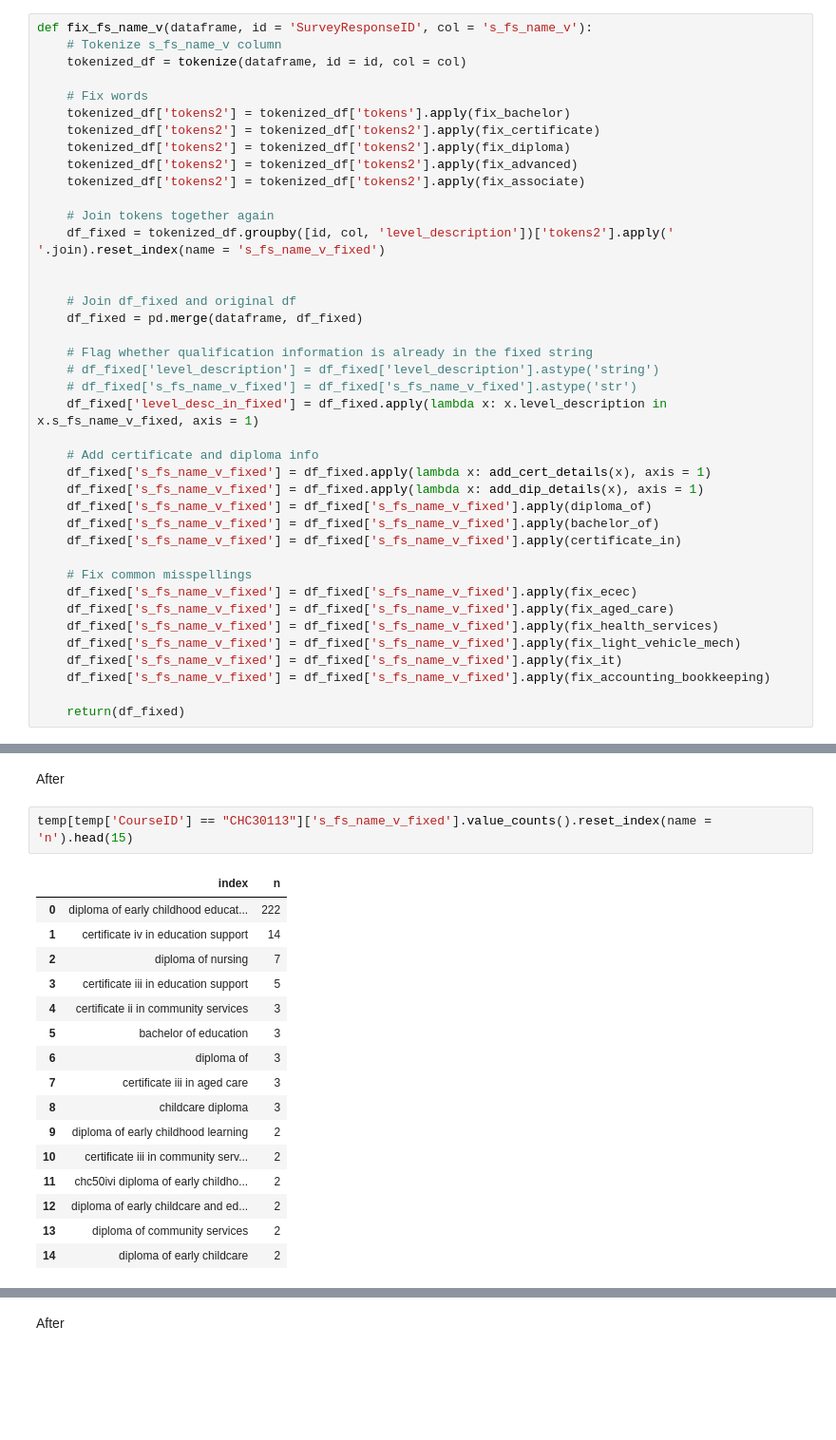
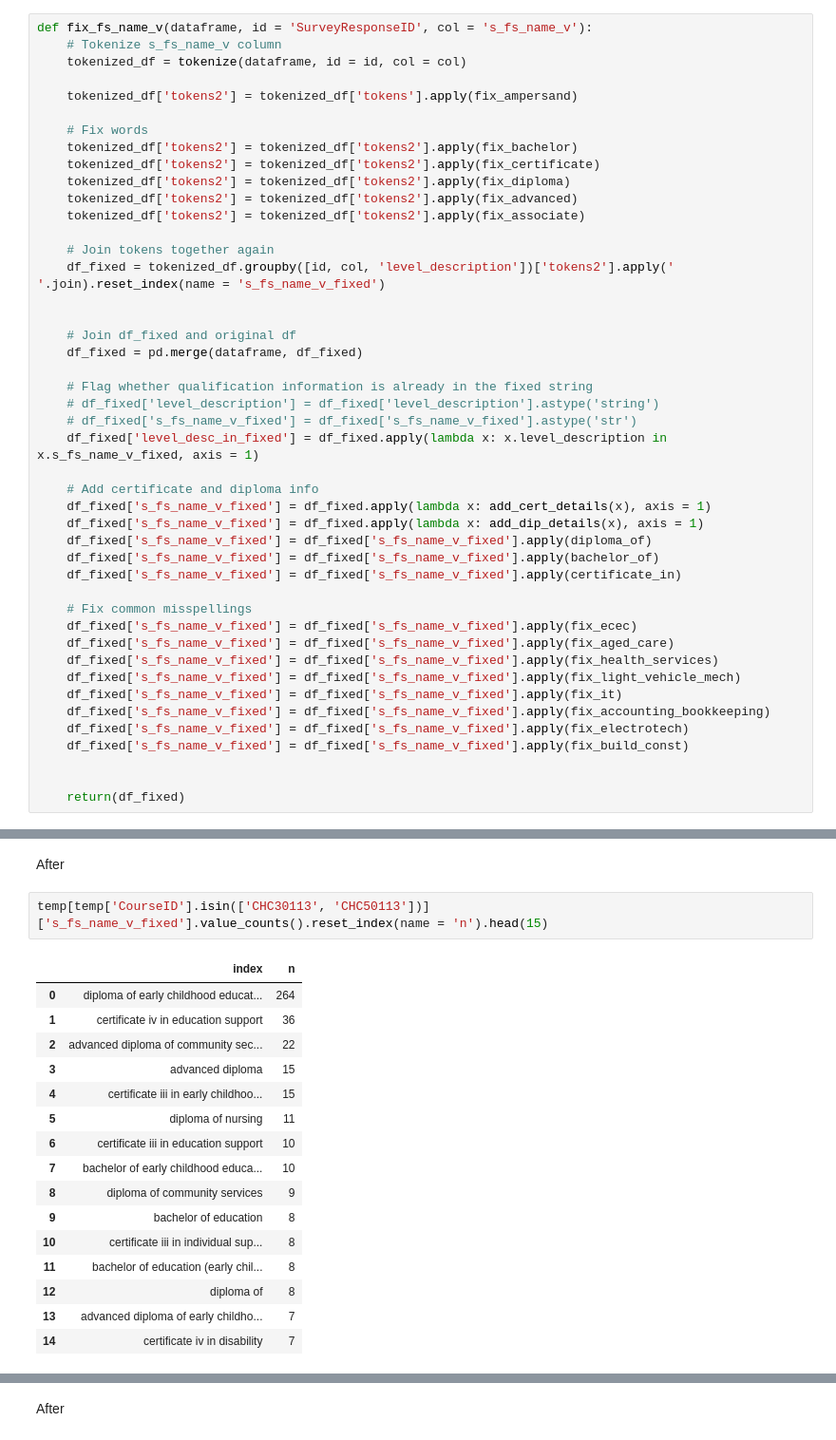
Before and after one commit to RTO-Performance-Indicators/survey_analytics, a Jupyter notebook: notebooks/further study.ipynb, the cells around one changed output, grey strips where cells are left out. Shown: that part at 95% size. Cells and saved outputs as stored; diff of their text form; blank space fills up the shorter version.

```diff
--- a/notebooks/further study.ipynb
+++ b/notebooks/further study.ipynb
@@ -713,8 +723,10 @@ def fix_fs_name_v(dataframe, id = 'SurveyResponseID', col = 's_fs_name_v'):
     # Tokenize s_fs_name_v column
     tokenized_df = tokenize(dataframe, id = id, col = col)
 
+    tokenized_df['tokens2'] = tokenized_df['tokens'].apply(fix_ampersand)
+
     # Fix words
-    tokenized_df['tokens2'] = tokenized_df['tokens'].apply(fix_bachelor)
+    tokenized_df['tokens2'] = tokenized_df['tokens2'].apply(fix_bachelor)
     tokenized_df['tokens2'] = tokenized_df['tokens2'].apply(fix_certificate)
     tokenized_df['tokens2'] = tokenized_df['tokens2'].apply(fix_diploma)
     tokenized_df['tokens2'] = tokenized_df['tokens2'].apply(fix_advanced)
@@ -746,6 +758,9 @@ def fix_fs_name_v(dataframe, id = 'SurveyResponseID', col = 's_fs_name_v'):
     df_fixed['s_fs_name_v_fixed'] = df_fixed['s_fs_name_v_fixed'].apply(fix_light_vehicle_mech)
     df_fixed['s_fs_name_v_fixed'] = df_fixed['s_fs_name_v_fixed'].apply(fix_it)
     df_fixed['s_fs_name_v_fixed'] = df_fixed['s_fs_name_v_fixed'].apply(fix_accounting_bookkeeping)
+    df_fixed['s_fs_name_v_fixed'] = df_fixed['s_fs_name_v_fixed'].apply(fix_electrotech)
+    df_fixed['s_fs_name_v_fixed'] = df_fixed['s_fs_name_v_fixed'].apply(fix_build_const)
+
 
     return(df_fixed)
 # %% [markdown]
@@ -798,22 +815,22 @@ df[df['CourseID'] == 'CHC30113']['s_fs_name_v'].value_counts().head(15).reset_in
 # %% [markdown]
 After
 # %%
-temp[temp['CourseID'] == "CHC30113"]['s_fs_name_v_fixed'].value_counts().reset_index(name = 'n').head(15)
+temp[temp['CourseID'].isin(['CHC30113', 'CHC50113'])]['s_fs_name_v_fixed'].value_counts().reset_index(name = 'n').head(15)
 # %% [output]
 |  | index | n |
-| 0 | diploma of early childhood educat... | 222 |
-| 1 | certificate iv in education support | 14 |
-| 2 | diploma of nursing | 7 |
-| 3 | certificate iii in education support | 5 |
-| 4 | certificate ii in community services | 3 |
-| 5 | bachelor of education | 3 |
-| 6 | diploma of | 3 |
-| 7 | certificate iii in aged care | 3 |
-| 8 | childcare diploma | 3 |
-| 9 | diploma of early childhood learning | 2 |
-| 10 | certificate iii in community serv... | 2 |
-| 11 | chc50ivi diploma of early childho... | 2 |
-| 12 | diploma of early childcare and ed... | 2 |
-| 13 | diploma of community services | 2 |
-| 14 | diploma of early childcare | 2 |
+| 0 | diploma of early childhood educat... | 264 |
+| 1 | certificate iv in education support | 36 |
+| 2 | advanced diploma of community sec... | 22 |
+| 3 | advanced diploma | 15 |
+| 4 | certificate iii in early childhoo... | 15 |
+| 5 | diploma of nursing | 11 |
+| 6 | certificate iii in education support | 10 |
+| 7 | bachelor of early childhood educa... | 10 |
+| 8 | diploma of community services | 9 |
+| 9 | bachelor of education | 8 |
+| 10 | certificate iii in individual sup... | 8 |
+| 11 | bachelor of education (early chil... | 8 |
+| 12 | diploma of | 8 |
+| 13 | advanced diploma of early childho... | 7 |
+| 14 | certificate iv in disability | 7 |
 # %% [markdown]
```
Also changed, not shown: parts of 41 cells of this notebook, 1 other file.
